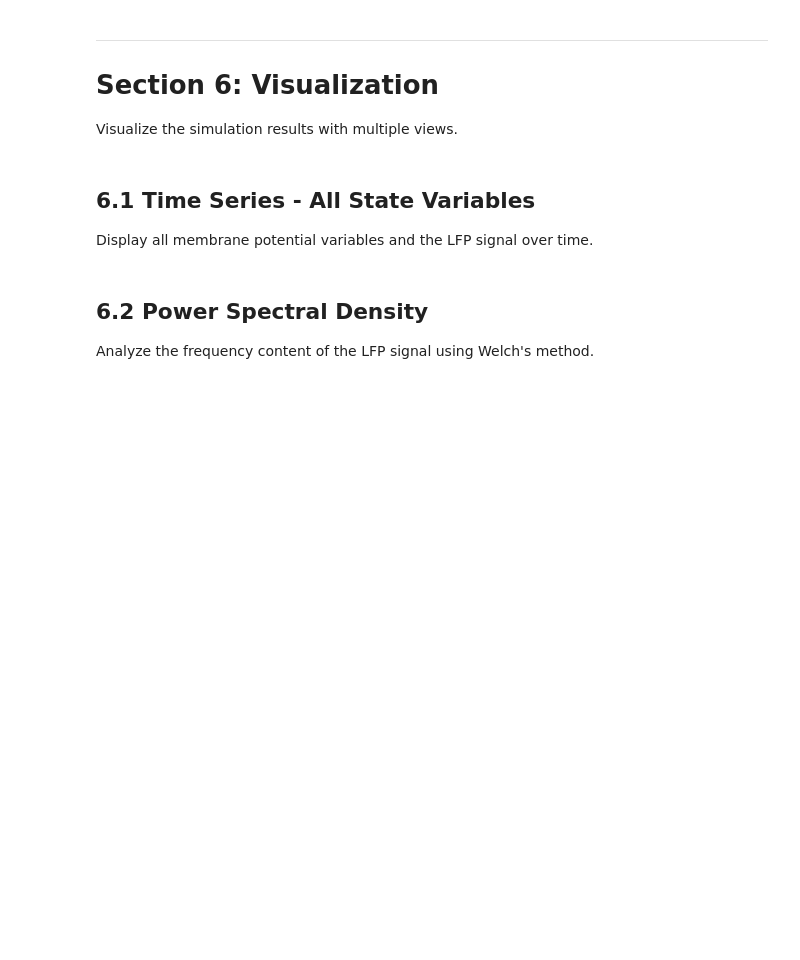
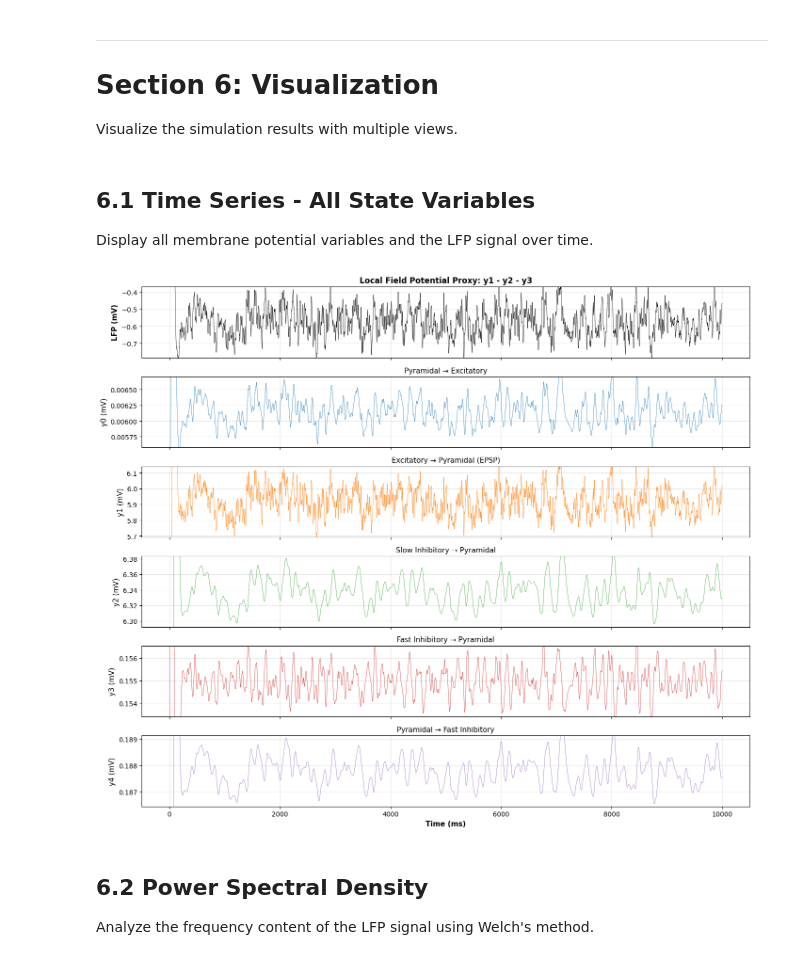
Before and after one commit to changtommy16/brainPy-wendling, a Jupyter notebook: notebooks/brainPy_practice/mvp_wendling.ipynb, the cells around one changed output. Cells and saved outputs as stored; diff of their text form; code cells hidden in the pictures; blank space fills up the shorter version.

```diff
--- a/notebooks/brainPy_practice/mvp_wendling.ipynb
+++ b/notebooks/brainPy_practice/mvp_wendling.ipynb
@@ -65,0 +74,9 @@ print("✓ Imports successful!")
+# %%
+# === Wendling parameter sets (6 types) ===
+from core_wendling.wendling_param_sets import WENDLING_TYPE_PARAMS, list_type_params
+
+selected_type = 'Type1'  # Type1..Type6
+print('Available types:', ', '.join(list_type_params()))
+print('Selected type:', selected_type)
+type_params = WENDLING_TYPE_PARAMS[selected_type]['params']
+print('Selected params:', type_params)
@@ -115,8 +136,12 @@ config = {
     'seed': 42,       # Random seed for reproducibility
 }
 
+# Override with selected Wendling type parameters
+config.update(type_params)
+
 print("Configuration loaded:")
+print(f"  Selected type: {selected_type}")
 print(f"  Gains: A={config['A']} mV, B={config['B']} mV, G={config['G']} mV")
 print(f"  Time constants: a={config['a']} 1/s, b={config['b']} 1/s, g={config['g']} 1/s")
-print(f"  Baseline input: {config['p_mean']} ± {config['p_sigma']} Hz")
+print(f"  Baseline input: {config['p_mean']} ? {config['p_sigma']} Hz")
 print(f"  Time step: {config['dt_ms']} ms")
@@ -288,5 +358,5 @@ print(f"  Non-zero elements: {np.count_nonzero(stim_array)}/{len(stim_array)}")
 # %%
 # Run the simulation
 print(f"\nRunning simulation for {duration_ms} ms...\n")
-runner.run(duration_ms, inputs=('u', stim_array))
-print("\n✓ Simulation complete!")
+runner.run(inputs=stim_array)
+print("\nSimulation complete!")
@@ -338,32 +429,66 @@ Display all membrane potential variables and the LFP signal over time.
 # %%
 fig, axes = plt.subplots(6, 1, figsize=(14, 12), sharex=True)
 
+# --- Auto y-axis scaling (centered, per-axis) ---
+auto_ylim = True
+scale_start_ms = 2000.0  # compute scale using data after this time
+center_mode = 'median'   # 'median' or 'mean'
+ylim_pct = 98            # percentile of |signal-center|
+target_fill = 0.9        # 0.8-0.9 recommended
+pad_frac = (1.0 / target_fill) - 1.0
+
+def set_centered_ylim(ax, x, y, start_ms=0.0, center='median', pct=98, pad=0.1):
+    import numpy as np
+    yy = np.asarray(y)
+    if start_ms and x is not None:
+        mask = np.asarray(x) >= start_ms
+        yy = yy[mask]
+    yy = yy[np.isfinite(yy)]
+    if yy.size == 0:
+        return
+    if center == 'mean':
+        c = float(np.mean(yy))
+    else:
+        c = float(np.median(yy))
+    amp = np.percentile(np.abs(yy - c), pct)
+    if amp == 0:
+        amp = 1
+    amp = amp * (1 + pad)
+    ax.set_ylim(c - amp, c + amp)
+
+
 # Panel 1: LFP (the main observable)
 axes[0].plot(ts, lfp, 'k', linewidth=0.5)
+if auto_ylim:
+    set_centered_ylim(axes[0], ts, lfp, start_ms=scale_start_ms, center=center_mode, pct=ylim_pct, pad=pad_frac)
 axes[0].set_ylabel('LFP (mV)', fontsize=11, fontweight='bold')
 axes[0].set_title('Local Field Potential Proxy: y1 - y2 - y3', fontsize=12, fontweight='bold')
 axes[0].grid(alpha=0.3)
 axes[0].axhline(0, color='gray', linestyle='--', linewidth=0.5, alpha=0.5)
 
 # Panel 2-6: Individual state variables
 state_vars = [
     (y0, 'y0 (mV)', 'Pyramidal → Excitatory', 'C0'),
     (y1, 'y1 (mV)', 'Excitatory → Pyramidal (EPSP)', 'C1'),
     (y2, 'y2 (mV)', 'Slow Inhibitory → Pyramidal', 'C2'),
     (y3, 'y3 (mV)', 'Fast Inhibitory → Pyramidal', 'C3'),
     (y4, 'y4 (mV)', 'Pyramidal → Fast Inhibitory', 'C4')
 ]
 
 for i, (data, ylabel, title, color) in enumerate(state_vars, 1):
     axes[i].plot(ts, data, linewidth=0.5, color=color)
+    if auto_ylim:
+        set_centered_ylim(axes[i], ts, data, start_ms=scale_start_ms, center=center_mode, pct=ylim_pct, pad=pad_frac)
     axes[i].set_ylabel(ylabel, fontsize=11)
     axes[i].set_title(title, fontsize=11)
     axes[i].grid(alpha=0.3)
     axes[i].axhline(0, color='gray', linestyle='--', linewidth=0.5, alpha=0.5)
 
 axes[-1].set_xlabel('Time (ms)', fontsize=11, fontweight='bold')
 plt.tight_layout()
 plt.show()
+# %% [output]
+[figure, added]
 # %% [markdown]
 ## 6.2 Power Spectral Density
 
```
Also changed, not shown: parts of 15 cells of this notebook, 3 other files.
